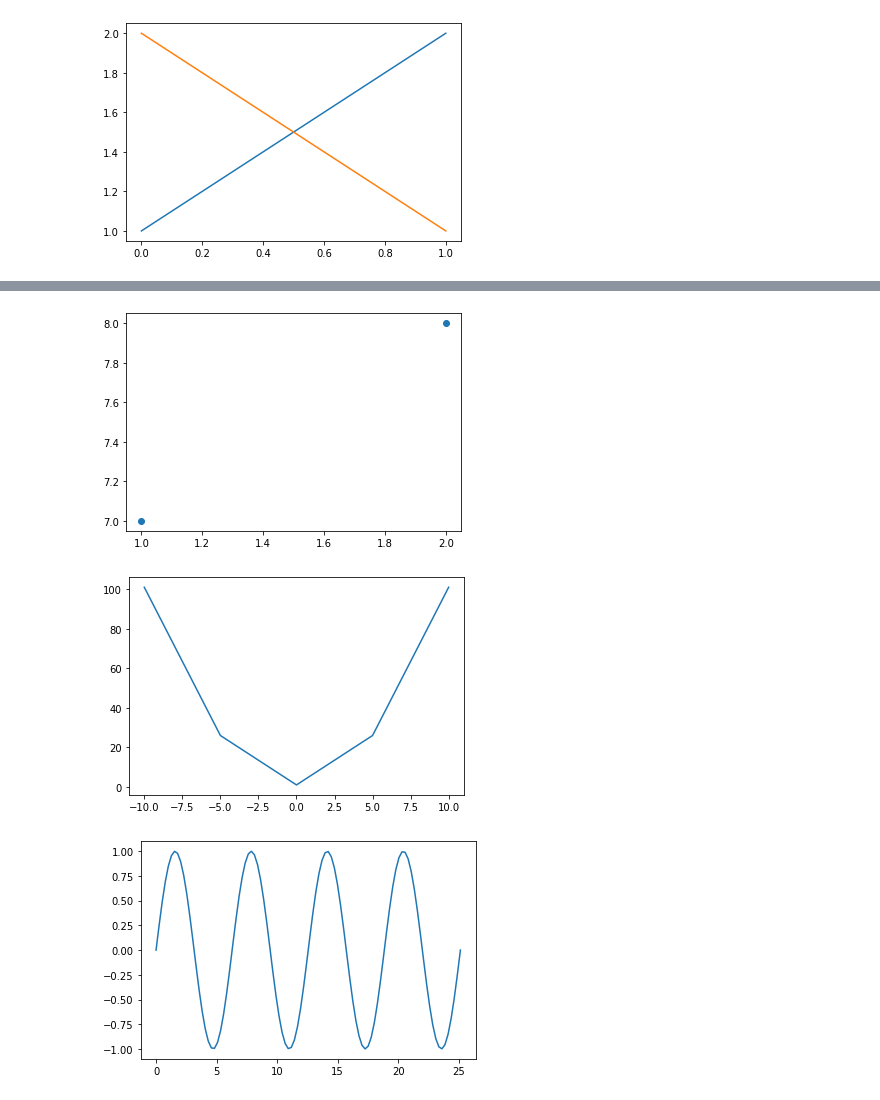
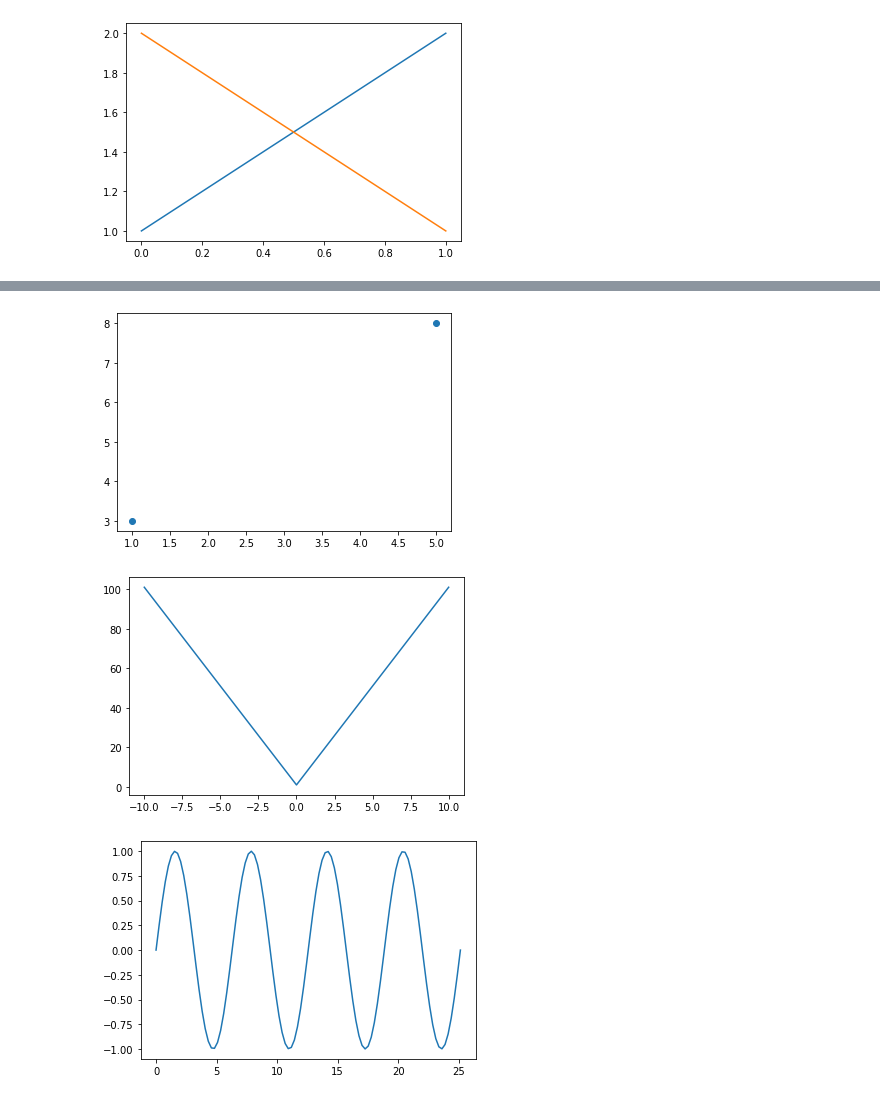
Before and after one commit to TienLungSun/Python, a Jupyter notebook: IE118 week9 期中考整理.ipynb, the cells around one changed output, grey strips where cells are left out. Cells and saved outputs as stored; diff of their text form; code cells hidden in the pictures.

```diff
--- a/IE118 week9 期中考整理.ipynb
+++ b/IE118 week9 期中考整理.ipynb
@@ -37,19 +37,19 @@ array([-0.0111173 ,  1.83392485])
 # %%
 #畫出並解釋下面程式會產生的圖形
-x = [1, 2]
-y = [7, 8]
+x = [1, 5]
+y = [3, 8]
 plt.scatter(x, y)
 plt.show()
 # %% [output]
-[figure, old version]
+[figure, new version]
 # %%
 #畫出並解釋下面程式會產生的圖形
-x = np.linspace(-10, 10, 5)
+x = np.linspace(-10, 10, 3)
 y = x**2 + 1
 plt.plot(x, y)
 plt.show()
 # %% [output]
-[figure, old version]
+[figure, new version]
 # %%
 #畫出並解釋下面程式會產生的圖形
 theta = np.linspace(0, 8*np.pi, 100)
```
Also changed, not shown: parts of 17 cells of this notebook.
